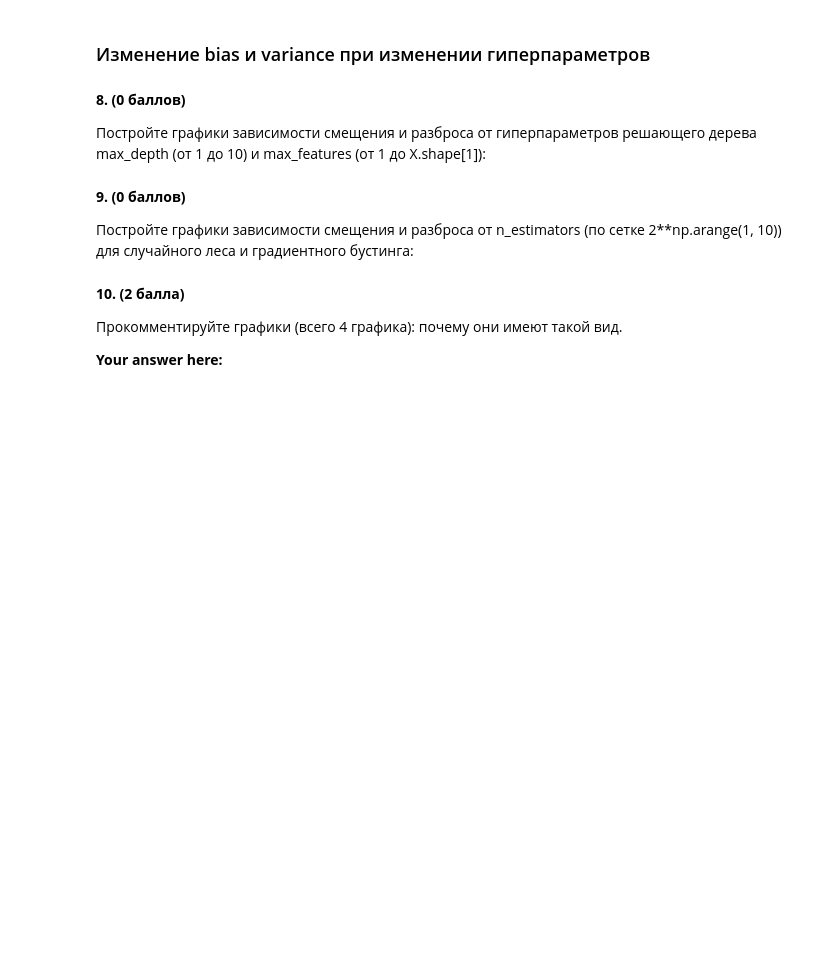
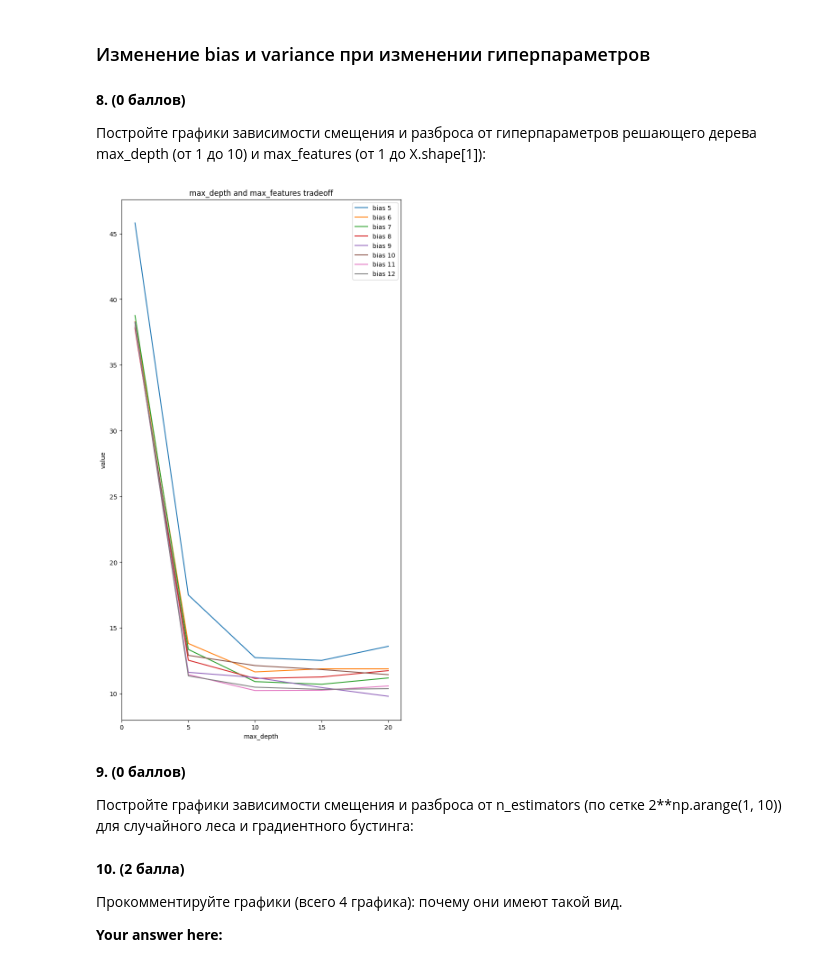
Before and after one commit to Uralbeckins/ML-Sokolov-Course, a Jupyter notebook: homework-practice-06-bvd.ipynb, the cells around one changed output. Drawn from its saved outputs; the diff is of its cells as text; code cells hidden in the pictures; blank space fills up the shorter version.

```diff
--- a/homework-practice-06-bvd.ipynb
+++ b/homework-practice-06-bvd.ipynb
@@ -196,3 +291,48 @@ __8. (0 баллов)__
+# %%
+biasses = []
+variances = []
+errors = []
+depths = [1, 5, 10, 15, 20]
+num_features = [i for i in range(5, X.shape[1])]
+
+plt.figure(figsize=(8, 15))
+
+for m_f in num_features:
+    biasses = []
+    variances = []
+    errors = []
+    for m_d in depths:
+        bias, variance, error = compute_biase_variance(
+            DecisionTreeRegressor(
+                splitter='best',
+                max_depth=m_d,
+                max_features=m_f,
+                min_samples_leaf=1,
+                random_state=42
+                ),
+            X,
+            y,
+            num_runs=100
+        )
+        biasses.append(bias)
+        variances.append(variance)
+        errors.append(error)
+
+    plt.plot(depths, biasses, label=f'bias {m_f}')
+    # plt.plot(depths, variances, label=f'variance {m_f}')
+    # plt.plot(depths, errors, label='error')
+    plt.xlabel('max_depth')
+    plt.ylabel('value')
+    # plt.yticks([i for i in range(5, int(max(errors)), 5)])
+    plt.xticks([i for i in range(0, 21, 5)])
+    plt.title('max_depth and max_features tradeoff')
+    plt.grid()
+    plt.legend()
+
+plt.show()
+    # print(f'bias: {min(biasses):.1f}\nvariance: {min(variances):.1f}\nerror: {min(errors):.1f}')
+# %% [output]
+[figure, added]
 # %% [markdown]
 __9. (0 баллов)__
 
```
Also changed, not shown: parts of 8 cells of this notebook, 3 other files.
